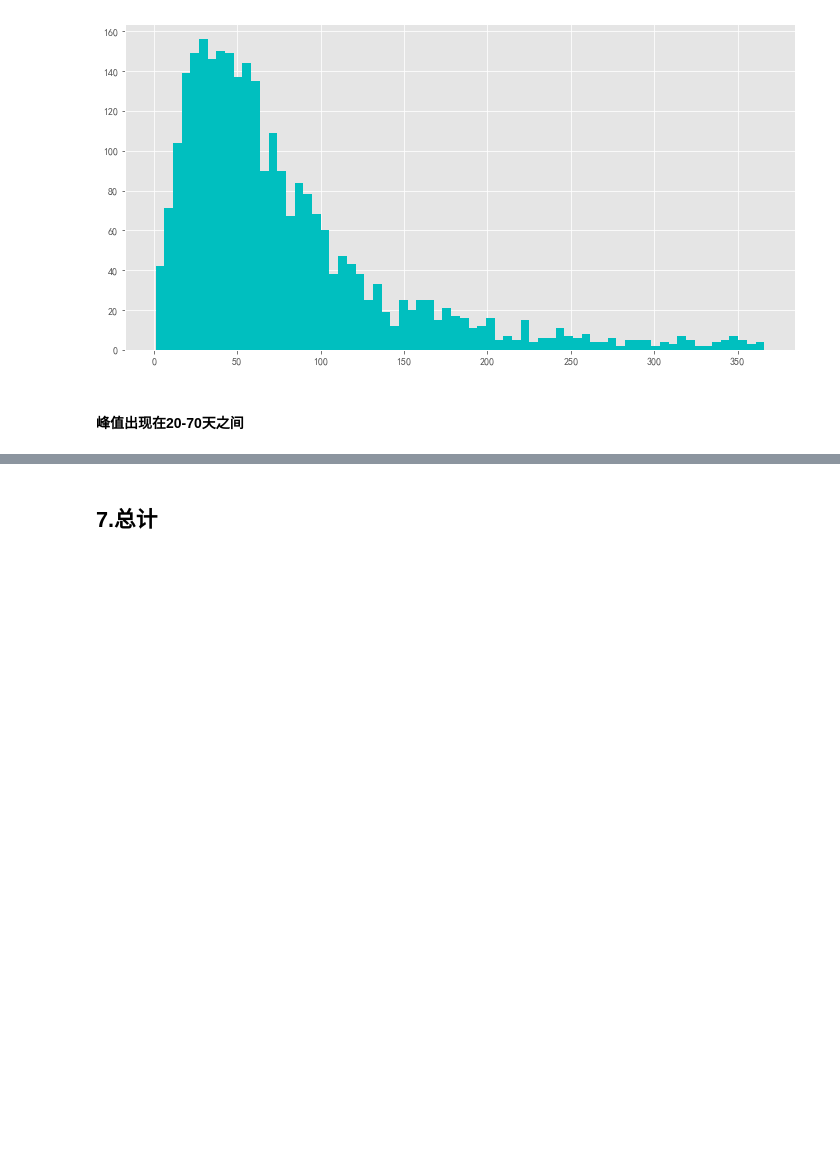
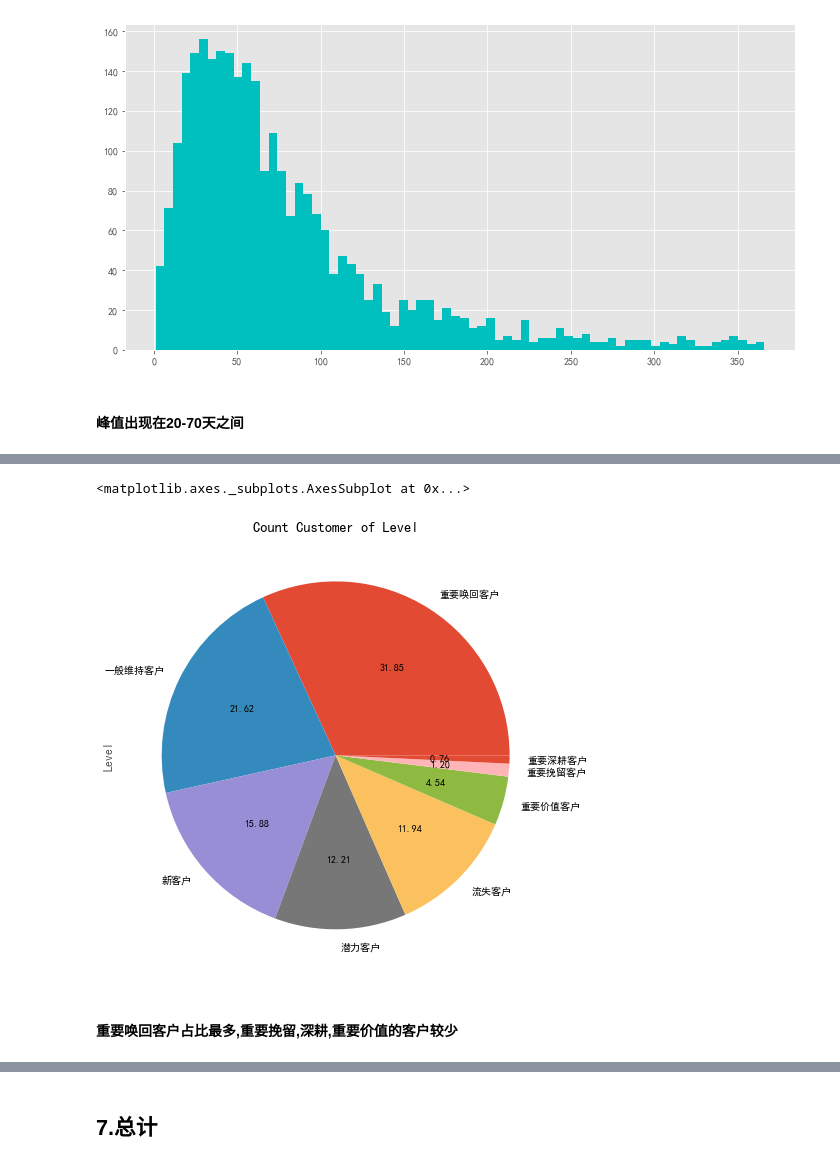
Before and after one commit to bankxi/-, a Jupyter notebook: 在线零售分析/OnlineRetailDA.ipynb, the cells around one changed output, grey strips where cells are left out. Cells and saved outputs as stored; diff of their text form; code cells hidden in the pictures; blank space fills up the shorter version.

```diff
--- a/在线零售分析/OnlineRetailDA.ipynb
+++ b/在线零售分析/OnlineRetailDA.ipynb
@@ -861,0 +986,9 @@ last_diff_customer.hist(bins = 70, figsize = (12, 6), color = 'c')
+# %%
+#根据是否大于平均分确定RFM值
+rbins=[0,2.2,5]
+fbins=[0,3.8,5]
+mbins=[0,2.2,5]
+data_rfm_score['R'] = pd.cut(data_rfm_score['R_score'], rbins, labels=[0,1],include_lowest=True)
+data_rfm_score['F'] = pd.cut(data_rfm_score['F_score'], fbins, labels=[0,1],include_lowest=True)
+data_rfm_score['M'] = pd.cut(data_rfm_score['M_score'], mbins, labels=[0,1],include_lowest=True)
+data_rfm_score.head()
@@ -861,0 +1003,3 @@ last_diff_customer.hist(bins = 70, figsize = (12, 6), color = 'c')
+# %%
+data_rfm_score.reset_index(inplace=True)
+data_rfm_score.head()
@@ -861,0 +1013,16 @@ last_diff_customer.hist(bins = 70, figsize = (12, 6), color = 'c')
+# %%
+ls1=(data_rfm_score.loc[(data_rfm_score.R==1) & (data_rfm_score.F==1) & (data_rfm_score.M==1)]).index.tolist()
+data_rfm_score.loc[ls1,'Level']='重要价值客户'
+ls2=(data_rfm_score.loc[(data_rfm_score.R==0) & (data_rfm_score.F==1) & (data_rfm_score.M==1)]).index.tolist()
+data_rfm_score.loc[ls2,'Level']='重要唤回客户'
+ls3=(data_rfm_score.loc[(data_rfm_score.R==1) & (data_rfm_score.F==0) & (data_rfm_score.M==1)]).index.tolist()
+data_rfm_score.loc[ls3,'Level']='重要深耕客户'
+ls4=(data_rfm_score.loc[(data_rfm_score.R==1) & (data_rfm_score.F==1) & (data_rfm_score.M==0)]).index.tolist()
+data_rfm_score.loc[ls4,'Level']='潜力客户'
+ls5=(data_rfm_score.loc[(data_rfm_score.R==0) & (data_rfm_score.F==0) & (data_rfm_score.M==1)]).index.tolist()
+data_rfm_score.loc[ls5,'Level']='重要挽留客户'
+ls6=(data_rfm_score.loc[(data_rfm_score.R==1) & (data_rfm_score.F==0) & (data_rfm_score.M==0)]).index.tolist()
+data_rfm_score.loc[ls6,'Level']='新客户'
+ls7=(data_rfm_score.loc[(data_rfm_score.R==0) & (data_rfm_score.F==1) & (data_rfm_score.M==0)]).index.tolist()
+data_rfm_score.loc[ls7,'Level']='一般维持客户'
+# data_rfm_score[data_rfm_score['Level']==np.nan]='流失客户'
@@ -861,0 +1064,3 @@ last_diff_customer.hist(bins = 70, figsize = (12, 6), color = 'c')
+# %%
+data_rfm_score.fillna({'Level':'流失客户'},inplace=True)
+data_rfm_score.isnull().any()
@@ -861,0 +1092,7 @@ last_diff_customer.hist(bins = 70, figsize = (12, 6), color = 'c')
+# %%
+data_rfm_score['Level'].value_counts().plot.pie(figsize=(12, 8),autopct='%.2f',title='Count Customer of Level')
+# %% [output]
+<matplotlib.axes._subplots.AxesSubplot at 0x...>
+[figure, added]
+# %% [markdown]
+#### 重要唤回客户占比最多,重要挽留,深耕,重要价值的客户较少
```
Also changed, not shown: parts of 39 cells of this notebook.
